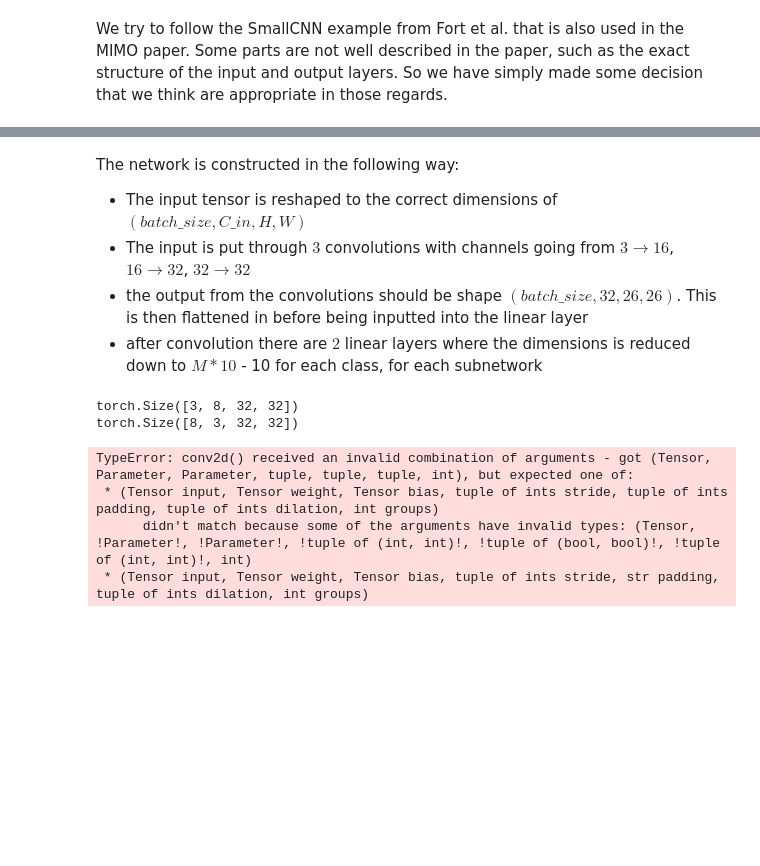
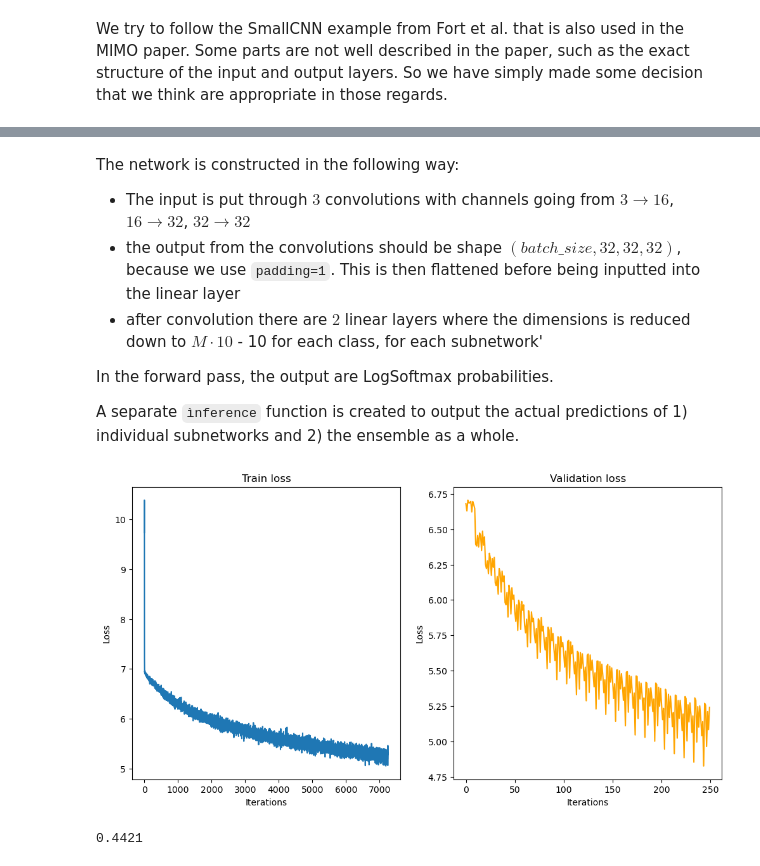
Before and after one commit to Malthe57/MastersThesis, a Jupyter notebook: notebooks/MIMOprototype.ipynb, the cells around one changed output, grey strips where cells are left out. Drawn from its saved outputs; the diff is of its cells as text; code cells hidden in the pictures; blank space fills up the shorter version.

```diff
--- a/notebooks/MIMOprototype.ipynb
+++ b/notebooks/MIMOprototype.ipynb
@@ -480,0 +544,8 @@ CIFAR_test = torchvision.datasets.CIFAR10(root="../data/", train=False, transfor
+# %%
+input_shape = (M, 32, 32, 3)
+input_shape = list(input_shape)
+inp = torch.ones(input_shape)
+x = inp.permute(1,2,3,0)
+x = torch.ones(list(input_shape[1:-1]) + [input_shape[-1] * M])
+
+print(x.shape)
@@ -503,10 +583,13 @@ def C_test_collate_fn(batch, M):
     return x, y
 # %% [markdown]
 The network is constructed in the following way:
-- The input tensor is reshaped to the correct dimensions of $( batch\_size, C\_in, H, W)$
 - The input is put through $3$ convolutions with channels going from $3 \rightarrow 16$, $16 \rightarrow 32$, $32 \rightarrow 32$
-- the output from the convolutions should be shape $( batch\_size, 32, 26, 26)$. This is then flattened in before being inputted into the linear layer
-- after convolution there are $2$ linear layers where the dimensions is reduced down to $M*10$ - 10 for each class, for each subnetwork
+- the output from the convolutions should be shape $( batch\_size, 32, 32, 32)$, because we use ``padding=1``. This is then flattened before being inputted into the linear layer
+- after convolution there are $2$ linear layers where the dimensions is reduced down to $M\cdot 10$ - 10 for each class, for each subnetwork'
+
+In the forward pass, the output are LogSoftmax probabilities.
+
+A separate ``ìnference`` function is created to output the actual predictions of 1) individual subnetworks and 2) the ensemble as a whole.
 # %%
 # Initialise Network
 class C_MIMONetwork(nn.Module):
@@ -551,12 +659,27 @@ class C_MIMONetwork(nn.Module):
         return output, individual_outputs
 # %%
+# seed workers for reproducibility
+def seed_worker(worker_id):
+    worker_seed = torch.initial_seed() % 2**32
+    np.random.seed(worker_seed)
+    random.seed(worker_seed)
+
+g = torch.Generator()
+g.manual_seed(0)
+
+
 #Initialize for CIFAR10 training:
-M = 2
-batch_size = 4
-C_trainloader = DataLoader(CIFAR_train, batch_size=batch_size*M, shuffle=True, collate_fn=lambda x: C_train_collate_fn(x, M), drop_last=True)
-C_valloader = DataLoader(CIFAR_val, batch_size*M)
-C_testloader = DataLoader(CIFAR_test, batch_size=batch_size*M, shuffle=False, collate_fn=lambda x: C_test_collate_fn(x, M), drop_last=True)
-C_MIMO_model = C_MIMONetwork(n_subnetworks=M, batch_size=batch_size)
+M = 3
+batch_size = 512
+C_trainloader = DataLoader(CIFAR_train, batch_size=batch_size*M, shuffle=True, collate_fn=lambda x: C_train_collate_fn(x, M), drop_last=True, worker_init_fn=seed_worker, generator=g)
+C_valloader = DataLoader(CIFAR_val, batch_size=batch_size, shuffle=False, collate_fn=lambda x: C_test_collate_fn(x, M), drop_last=False)
+C_testloader = DataLoader(CIFAR_test, batch_size=batch_size, shuffle=False, collate_fn=lambda x: C_test_collate_fn(x, M), drop_last=False)
+
+# train on GPU
+device = torch.device("cuda:0" if torch.cuda.is_available() else "cpu")
+
+C_MIMO_model = C_MIMONetwork(n_subnetworks=M)
+C_MIMO_model = C_MIMO_model.to(device)
 
 optimizer = torch.optim.SGD(C_MIMO_model.parameters(), lr=1e-3, weight_decay=3e-4)
-loss_fn = nn.NLLLoss()
+loss_fn = nn.NLLLoss(reduction='mean')
@@ -563,10 +735,21 @@ loss_fn = nn.NLLLoss()
 # %%
-#Train model:
-train(C_MIMO_model, optimizer, C_trainloader, C_valloader, epochs=250, model_name="CIFAR_MIMO", val_every_n_epochs = 10, loss_fn = loss_fn)
+losses, val_losses = train_classification(C_MIMO_model, optimizer, C_trainloader, C_valloader, epochs=250, model_name='C_MIMO', val_every_n_epochs=10, loss_fn = loss_fn, device=device)
-# %% [output]
-torch.Size([3, 8, 32, 32])
-torch.Size([8, 3, 32, 32])
-TypeError: conv2d() received an invalid combination of arguments - got (Tensor, Parameter, Parameter, tuple, tuple, tuple, int), but expected one of:
- * (Tensor input, Tensor weight, Tensor bias, tuple of ints stride, tuple of ints padding, tuple of ints dilation, int groups)
-      didn't match because some of the arguments have invalid types: (Tensor, !Parameter!, !Parameter!, !tuple of (int, int)!, !tuple of (bool, bool)!, !tuple of (int, int)!, int)
- * (Tensor input, Tensor weight, Tensor bias, tuple of ints stride, str padding, tuple of ints dilation, int groups)
+# %%
+plot_loss(losses, val_losses)
+# %% [output]
+[figure, added]
+# %%
+predictions = []
+ground_truth = []
+
+for x_test, y_test in C_testloader:
+    x_test, y_test = x_test.to(device), y_test.to(device)
+    output, individual_outputs = C_MIMO_model.inference(x_test)
+
+    predictions.extend(list(output.cpu().detach().numpy()))
+    ground_truth.extend(list(y_test[:,0].cpu().detach().numpy()))
+
+accuracy = np.mean(np.array(predictions) == np.array(ground_truth))
+print(accuracy)
+# %% [output]
+0.4421
```
Also changed, not shown: parts of 21 cells of this notebook, 7 other files.
